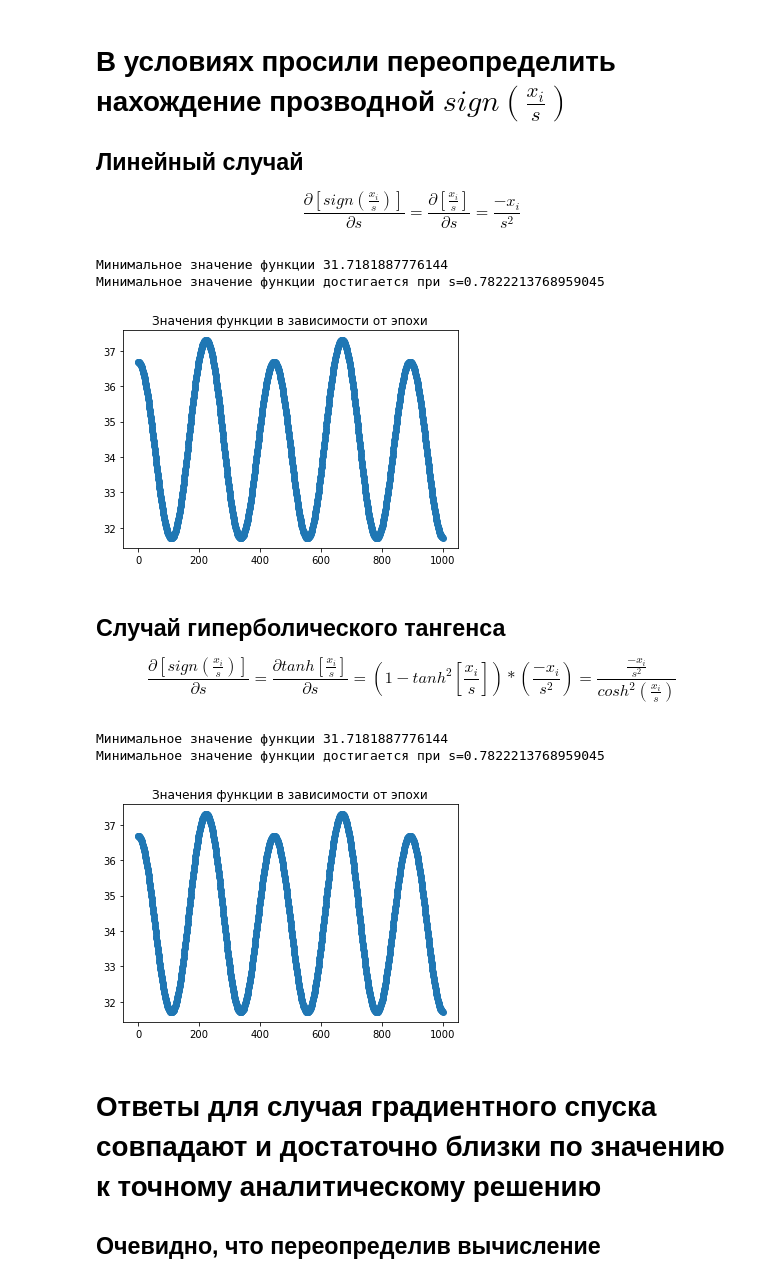
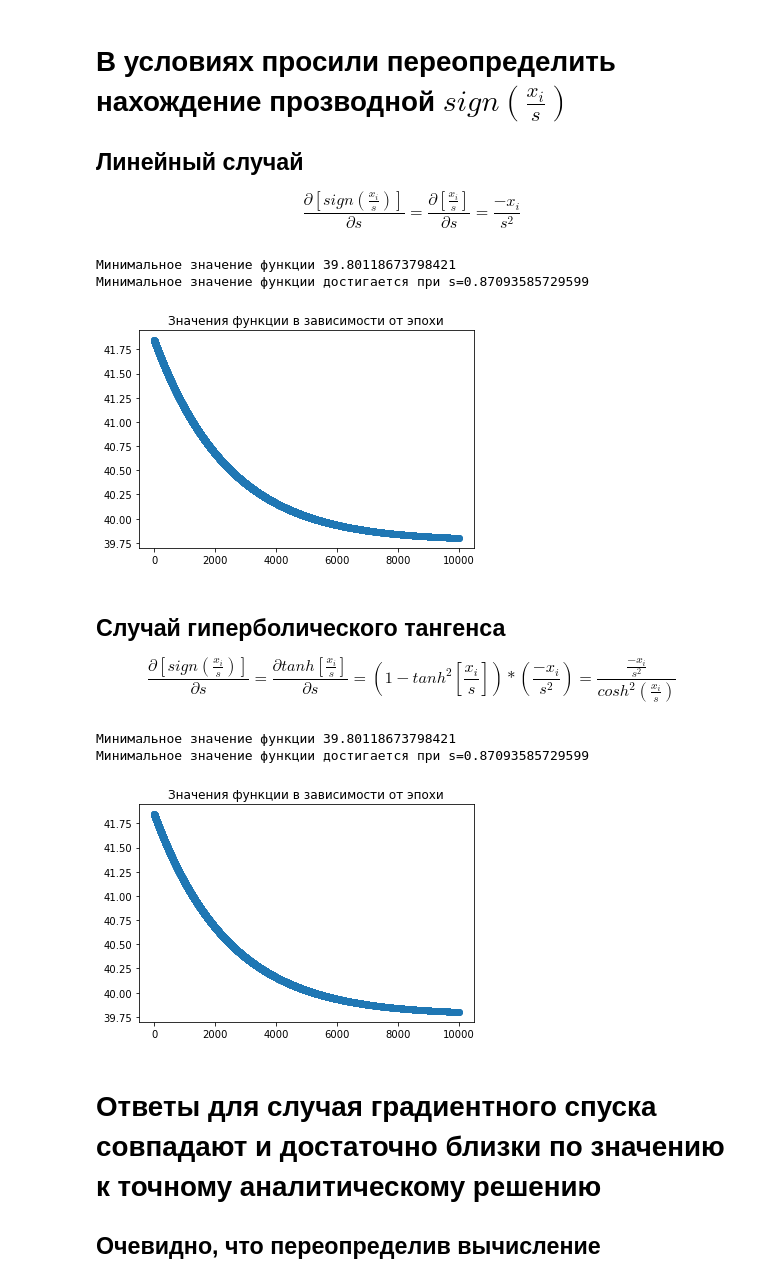
Before and after one commit to borinya/Minimization-function-with-Autograd, a Jupyter notebook: some_try.ipynb, the cells around one changed output. Drawn from its saved outputs; the diff is of its cells as text; code cells hidden in the pictures.

```diff
--- a/some_try.ipynb
+++ b/some_try.ipynb
@@ -170,31 +170,34 @@ class SignLinearFunction(torch.autograd.Function):
 linearSign = SignLinearFunction.apply
 # %%
 learning_rate = 1e-6
-n_epoch = 1000
+n_epoch = 10000
 loss_history, s_history = [], []
 loss_min,s_best = None, None
 x = torch.from_numpy(sample)
 s = torch.tensor([1.], requires_grad= True)
 
 for epoch in range(n_epoch):
     loss = ((x- s * linearSign(x, s)).pow(2)).sum()
     loss.backward()
     s.data -= learning_rate * s.grad.data
+    s.grad.data = torch.zeros_like(s.grad.data)
     loss_history.append(loss.data)
     s_history.append(s)
 
     if loss_min == None or loss<loss_min:
         loss_min = loss
         s_best = s
 
+
+
 plt.scatter(range(n_epoch),loss_history)
 plt.title('Значения функции в зависимости от эпохи')
-print('Минимальное значение функции '+str(loss_min.item()))
-print('Минимальное значение функции достигается при s='+str(s_best.item()))
+print('Минимальное значение функции '+str(loss_history[-1].data.item()))
+print('Минимальное значение функции достигается при s='+str(s_history[-1].data.item()))
 # %% [output]
-Минимальное значение функции 31.7181887776144
-Минимальное значение функции достигается при s=0.7822213768959045
+Минимальное значение функции 39.80118673798421
+Минимальное значение функции достигается при s=0.87093585729599
-[figure, old version]
+[figure, new version]
 # %% [markdown]
 ## Случай гиперболического тангенса
 $$
@@ -220,7 +223,7 @@ class SignTanhFunction(torch.autograd.Function):
 TanhSign = SignTanhFunction.apply
 # %%
 learning_rate = 1e-6
-n_epoch = 1000
+n_epoch = 10000
 loss_history, s_history = [], []
 loss_min,s_best = None, None
 x = torch.from_numpy(sample)
@@ -230,21 +233,19 @@ for epoch in range(n_epoch):
     loss = ((x- s * TanhSign(x, s)).pow(2)).sum()
     loss.backward()
     s.data -= learning_rate * s.grad.data
+    s.grad.data = torch.zeros_like(s.grad.data)
     loss_history.append(loss.data)
     s_history.append(s)
 
-    if loss_min == None or loss<loss_min:
-        loss_min = loss
-        s_best = s
 
 plt.scatter(range(n_epoch),loss_history)
 plt.title('Значения функции в зависимости от эпохи')
-print('Минимальное значение функции '+str(loss_min.item()))
-print('Минимальное значение функции достигается при s='+str(s_best.item()))
+print('Минимальное значение функции '+str(loss_history[-1].data.item()))
+print('Минимальное значение функции достигается при s='+str(s_history[-1].data.item()))
 # %% [output]
-Минимальное значение функции 31.7181887776144
-Минимальное значение функции достигается при s=0.7822213768959045
+Минимальное значение функции 39.80118673798421
+Минимальное значение функции достигается при s=0.87093585729599
-[figure, old version]
+[figure, new version]
 # %% [markdown]
 # Ответы для случая градиентного спуска совпадают и достаточно близки по значению к точному аналитическому решению
 ## Очевидно, что переопределив вычисление производной мы сами сдвинули экстремум, поэтому идеального попадания в аналитическое решение не добиться
```
Also changed, not shown: parts of 6 cells of this notebook.
